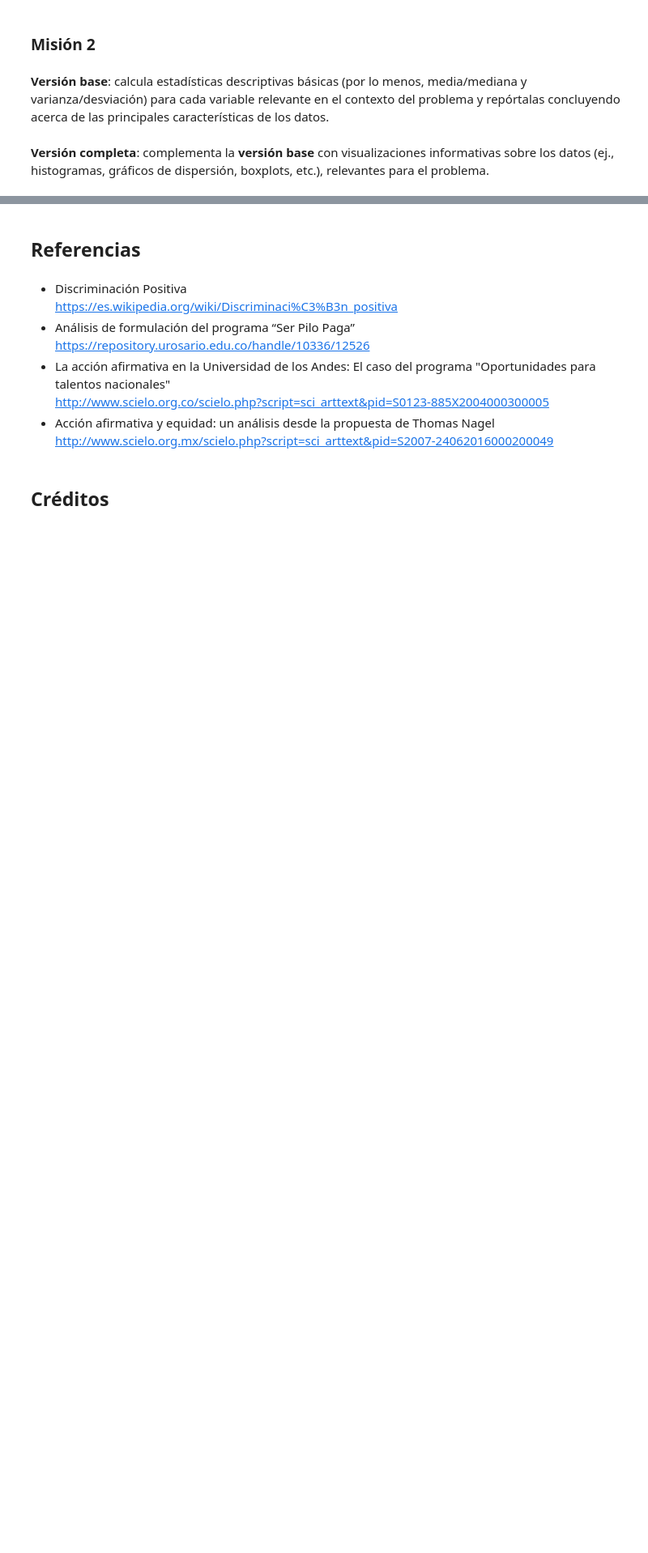
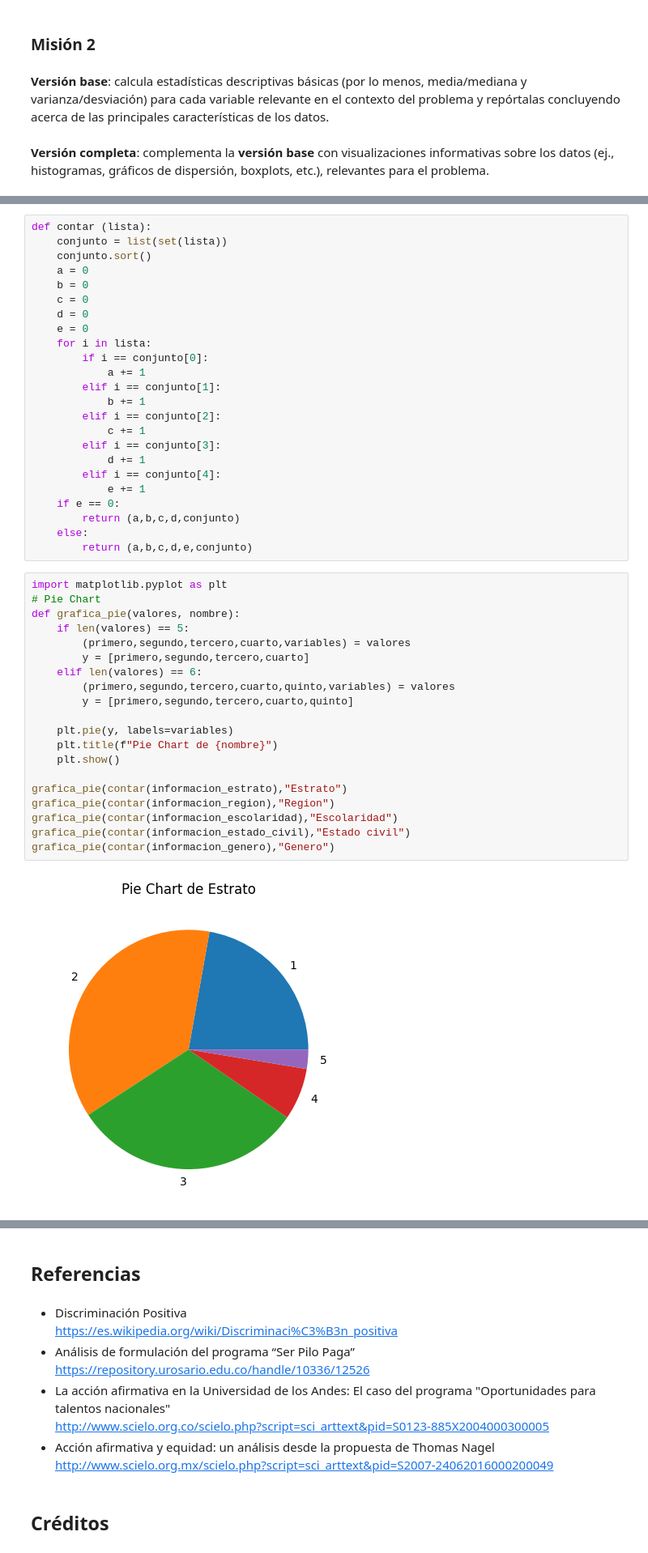
Before and after one commit to cristiaaann27/Talleres_de_algoritmos, a Jupyter notebook: Taller Estructura de control For/LABORATORIO - Enunciado.ipynb, the cells around one changed output, grey strips where cells are left out. Shown: that part at 81% size. Drawn from its saved outputs; the diff is of its cells as text; blank space fills up the shorter version.

```diff
--- a/Taller Estructura de control For/LABORATORIO - Enunciado.ipynb
+++ b/Taller Estructura de control For/LABORATORIO - Enunciado.ipynb
@@ -269,0 +267,46 @@ AttributeError: module 'matplotlib' has no attribute 'hist'
+# %%
+def contar (lista):
+    conjunto = list(set(lista))
+    conjunto.sort()
+    a = 0
+    b = 0
+    c = 0
+    d = 0
+    e = 0
+    for i in lista:
+        if i == conjunto[0]:
+            a += 1
+        elif i == conjunto[1]:
+            b += 1
+        elif i == conjunto[2]:
+            c += 1
+        elif i == conjunto[3]:
+            d += 1
+        elif i == conjunto[4]:
+            e += 1
+    if e == 0:
+        return (a,b,c,d,conjunto)
+    else:
+        return (a,b,c,d,e,conjunto)
+# %%
+import matplotlib.pyplot as plt
+# Pie Chart
+def grafica_pie(valores, nombre):
+    if len(valores) == 5:
+        (primero,segundo,tercero,cuarto,variables) = valores
+        y = [primero,segundo,tercero,cuarto]
+    elif len(valores) == 6:
+        (primero,segundo,tercero,cuarto,quinto,variables) = valores
+        y = [primero,segundo,tercero,cuarto,quinto]
+
+    plt.pie(y, labels=variables)
+    plt.title(f"Pie Chart de {nombre}")
+    plt.show()
+
+grafica_pie(contar(informacion_estrato),"Estrato")
+grafica_pie(contar(informacion_region),"Region")
+grafica_pie(contar(informacion_escolaridad),"Escolaridad")
+grafica_pie(contar(informacion_estado_civil),"Estado civil")
+grafica_pie(contar(informacion_genero),"Genero")
+# %% [output]
+[figure, added]
```
Also changed, not shown: parts of 6 cells of this notebook.
